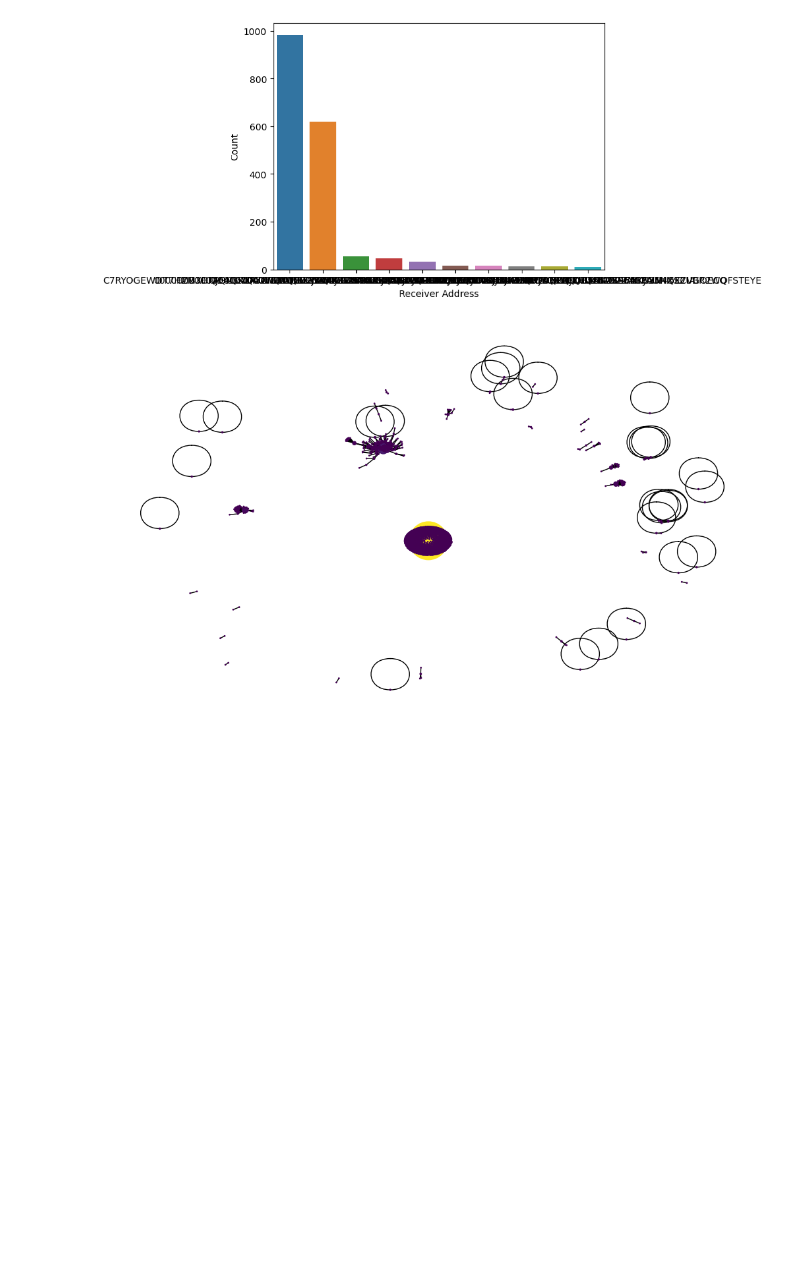
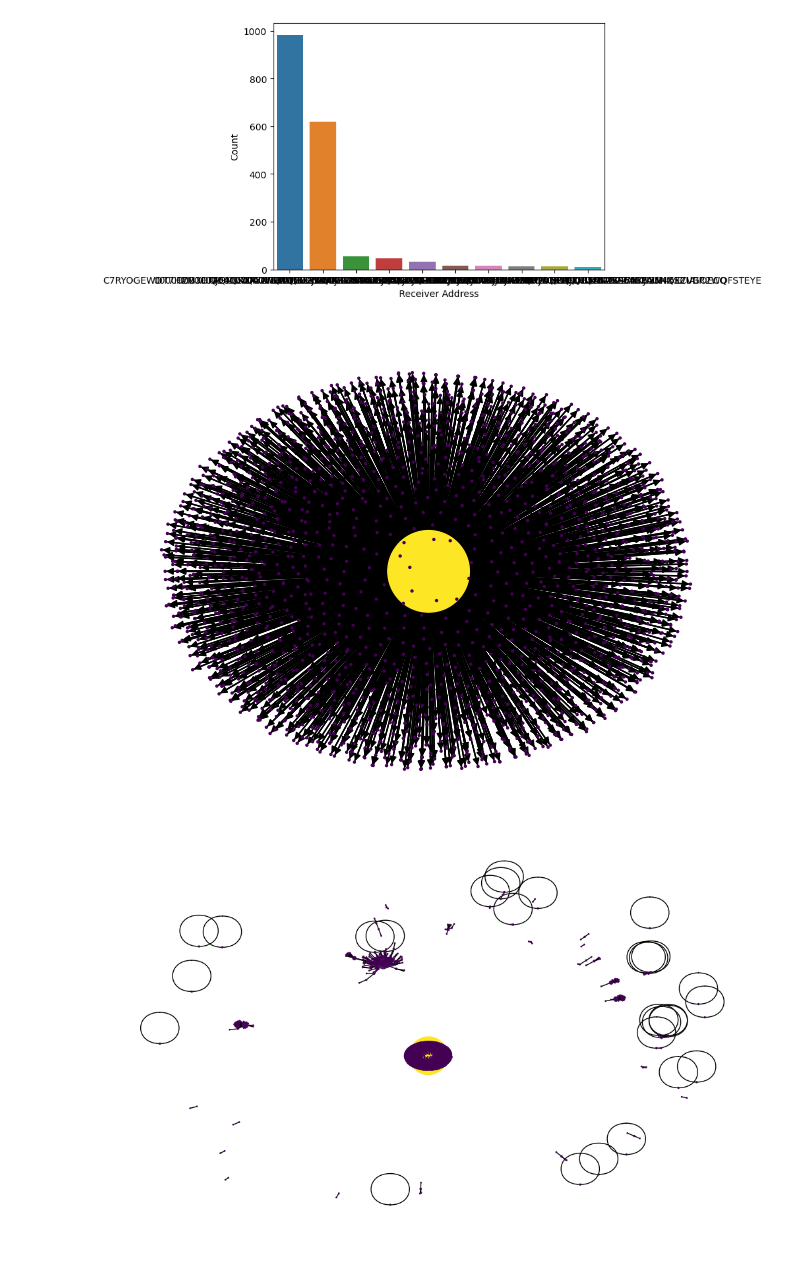
Before and after one commit to juanmir227/Algo-Research, a Jupyter notebook: exploration.ipynb, the cells around one changed output. Cells and saved outputs as stored; diff of their text form; code cells hidden in the pictures; blank space fills up the shorter version.

```diff
--- a/data_exploration/exploration.ipynb
+++ b/exploration.ipynb
@@ -78,3 +78,19 @@ sb.barplot(data = f_new_df2, x='Receiver Address', y = 'Count')
 [figure]
 <AxesSubplot: xlabel='Receiver Address', ylabel='Count'>
 [figure]
+# %%
+df = df[df['Sender Address'] == 'ZW3ISEHZUHPO7OZGMKLKIIMKVICOUDRCERI454I3DB2BH52HGLSO67W754']
+
+G = nx.from_pandas_edgelist(df,'Sender Address', 'Receiver Address')
+DG = nx.DiGraph(incoming_graph_data = G)
+
+node_color = [float(DG.degree(v)) for v in DG]
+nx.draw(
+    DG,
+    node_size = [float(DG.degree(v)) for v in DG],
+    node_color=node_color,
+    with_labels=False,
+)
+plt.show()
+# %% [output]
+[figure, added]
```
Also changed, not shown: parts of 3 cells of this notebook, 16 other files.
